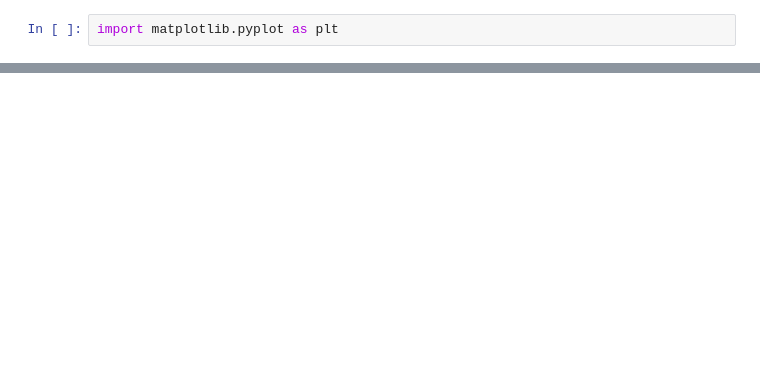
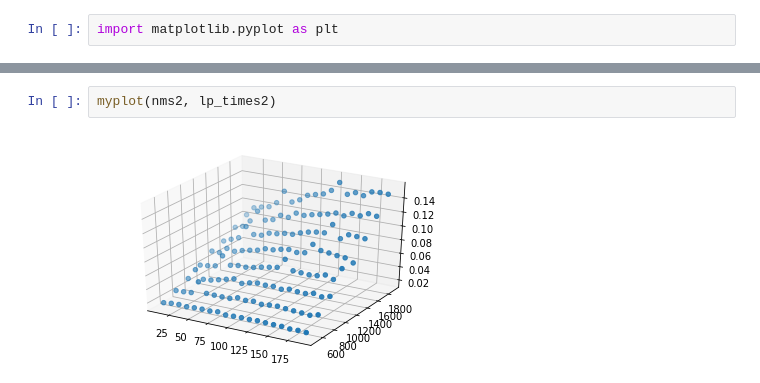
Before and after one commit to subinbean/Randomized-LP-Rounding-ILP, a Jupyter notebook: max_sat/max_sat.ipynb, the cells around one changed output, grey strips where cells are left out. Drawn from its saved outputs; the diff is of its cells as text; blank space fills up the shorter version.

```diff
--- a/max_sat/max_sat.ipynb
+++ b/max_sat/max_sat.ipynb
@@ -372,0 +373,4 @@ mean2
+# %%
+myplot(nms2, lp_times2)
+# %% [output]
+[figure, added]
```
Also changed, not shown: parts of 55 cells of this notebook, 1 other file.
